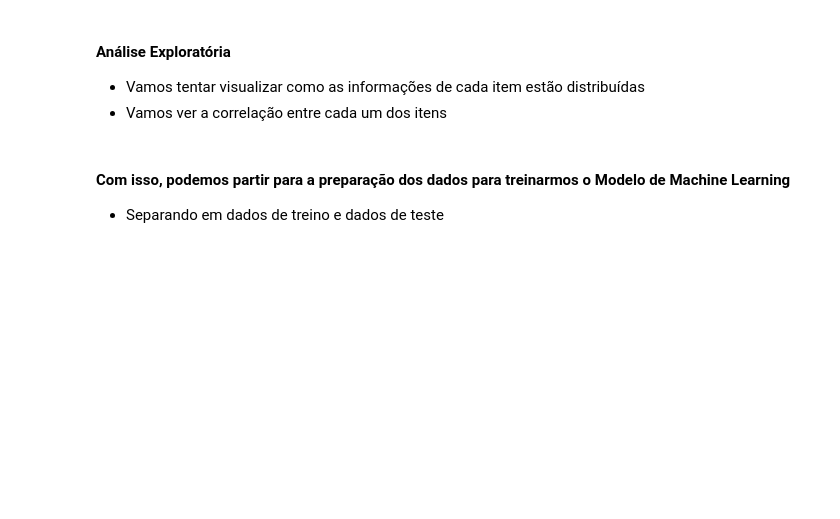
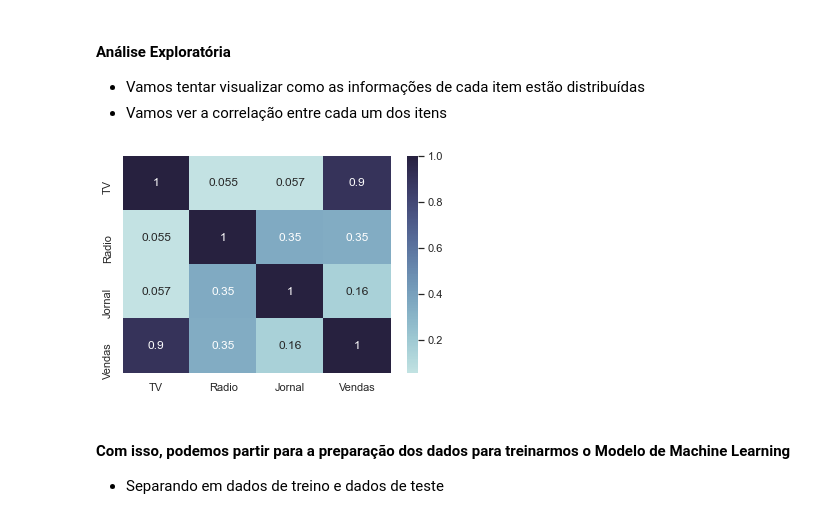
Before and after one commit to rafaelrossim/CienciaDados, a Jupyter notebook: Ciência_Dados_Midia.ipynb, the cells around one changed output. Drawn from its saved outputs; the diff is of its cells as text; code cells hidden in the pictures; blank space fills up the shorter version.

Commit message:
dados analisados

```diff
--- a/Ciência_Dados_Midia.ipynb
+++ b/Ciência_Dados_Midia.ipynb
@@ -17,5 +35,8 @@
 # %%
 import pandas as pd
 
-tabela = pd.read_csv("advertising.csv")
+tabela = pd.read_csv(r"D:\Projetos\Python\PythonIntensivao_2022\CienciaDados\data\advertising.csv")
 display(tabela)
+
+#tratamento de dados
+print(tabela.info())
@@ -26,13 +73,24 @@ display(tabela)
 # %%
 import seaborn as sns
 import matplotlib.pyplot as plt
 
-sns.heatmap(tabela.corr(), annot=True, cmap="Wistia")
+#criar grafico
+#heatmap = tipo de gráfico()
+#tabela.corr() = correlação da tabela
+#annot=True = números dentro dos gráficos
+#cmap="Wistia" = paleta de cores
+color=sns.color_palette("ch:start=.2,rot=-.3", as_cmap=True)
+sns.heatmap(tabela.corr(), annot=True, cmap=color)
+
+
+#mostrar o gráfico por correlação
 plt.show()
 
 # outra forma de ver a mesma análise
 # sns.pairplot(tabela)
 # plt.show()
+# %% [output]
+[figure, added]
 # %% [markdown]
 #### Com isso, podemos partir para a preparação dos dados para treinarmos o Modelo de Machine Learning
 
```
Also changed, not shown: parts of 10 cells of this notebook.
